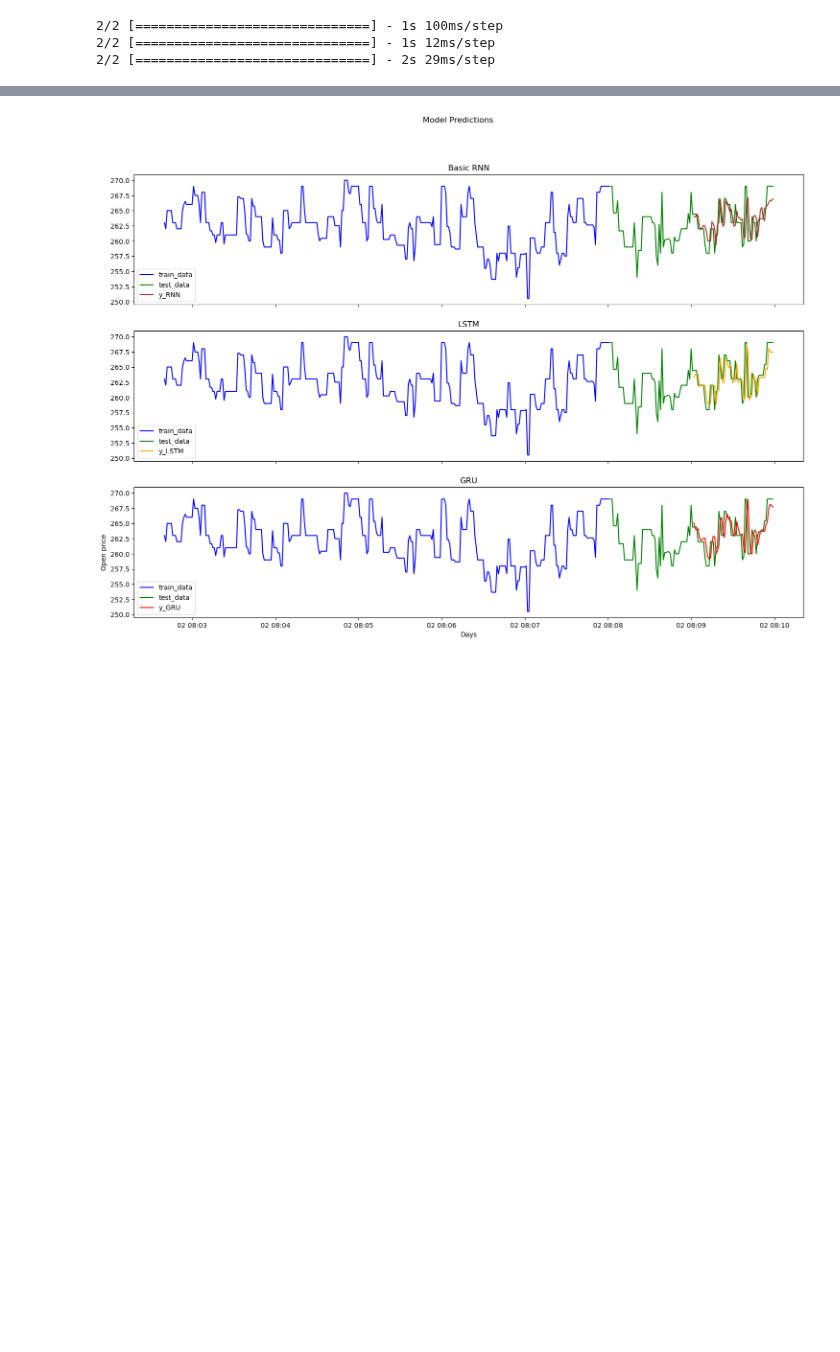
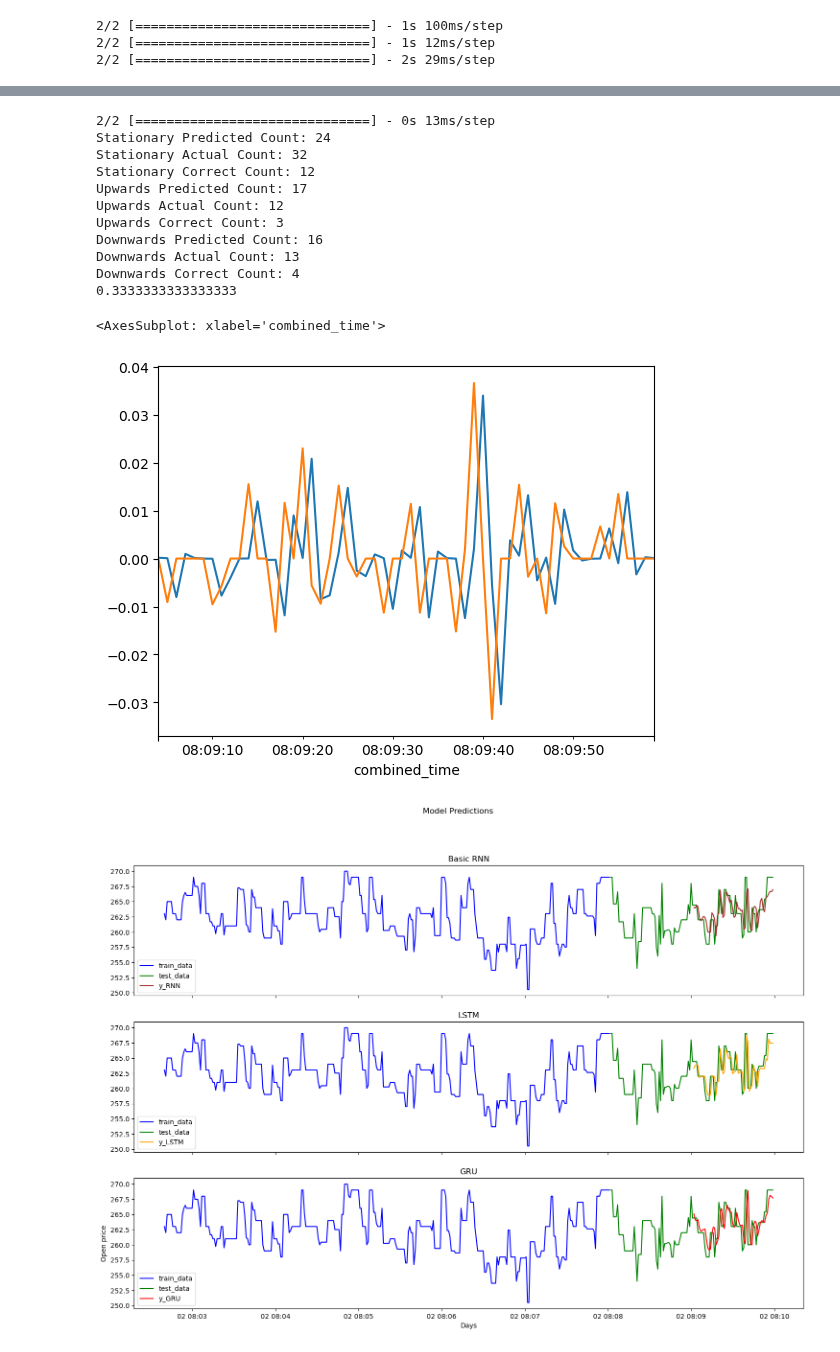
Before and after one commit to UoB-DSMP-2023-24/dsmp-2024-group-19, a Jupyter notebook: Forecasting/RNN LSTM Window Proof of Concept.ipynb, the cells around one changed output, grey strips where cells are left out. Cells and saved outputs as stored; diff of their text form; code cells hidden in the pictures; blank space fills up the shorter version.

```diff
--- a/Forecasting/RNN LSTM Window Proof of Concept.ipynb
+++ b/Forecasting/RNN LSTM Window Proof of Concept.ipynb
@@ -365,3 +469,55 @@ y_GRU_O = scaler.inverse_transform(y_GRU)
+# %%
+y_LSTM = regressorLSTM.predict(X_test)
+y_LSTM_O = scaler.inverse_transform(y_LSTM)
+
+tapes_price = test_data["Last Tapes Price"]
+actual_diff = tapes_price.pct_change().dropna()[window:]
+
+pred = pd.DataFrame(y_LSTM_O, index = test_data.index[window:], columns = ["Last Tapes Price"])
+diff = pred["Last Tapes Price"].pct_change().dropna()
+
+threshold = 0.001 # 0.1% trading fee threshold
+
+# check if both are over 1/100 of a % increase
+up_correct = (diff>threshold) & (actual_diff>threshold)
+down_correct = (diff<-threshold) & (actual_diff<-threshold)
+stationary_correct = ((diff<=threshold) & (diff>-threshold)) & ((actual_diff<=threshold) & (actual_diff>-threshold))
+
+print(f"Stationary Predicted Count: {sum((diff<=threshold) & (diff>-threshold))}")
+print(f"Stationary Actual Count: {sum(((actual_diff<=threshold) & (actual_diff>-threshold)))}")
+print(f"Stationary Correct Count: {sum(stationary_correct)}")
+
+#correct = diff_high*actual_diff > 0 # correct if direction is the same
+#print(f"Stationary Predicted Count: {sum(diff_high== 0)}")
+#print(f"Stationary Actual Count: {sum(actual_diff== 0)}")
+# must also check if both are zero
+#correct = correct | (diff_high == 0) & (actual_diff == 0)
+
+correct = up_correct | down_correct | stationary_correct
+print(f"Upwards Predicted Count: {sum(diff>threshold)}")
+print(f"Upwards Actual Count: {sum(actual_diff>threshold)}")
+print(f"Upwards Correct Count: {sum(up_correct)}")
+print(f"Downwards Predicted Count: {sum(diff<-threshold)}")
+print(f"Downwards Actual Count: {sum(actual_diff<-threshold)}")
+print(f"Downwards Correct Count: {sum(down_correct)}")
+print(correct.sum()/len(correct))
+
+diff[1:100].plot()
+actual_diff[1:100].plot()
+# %% [output]
+2/2 [==============================] - 0s 13ms/step
+Stationary Predicted Count: 24
+Stationary Actual Count: 32
+Stationary Correct Count: 12
+Upwards Predicted Count: 17
+Upwards Actual Count: 12
+Upwards Correct Count: 3
+Downwards Predicted Count: 16
+Downwards Actual Count: 13
+Downwards Correct Count: 4
+0.3333333333333333
+<AxesSubplot: xlabel='combined_time'>
+[figure, added]
 # %%
 
 fig, axs = plt.subplots(3,figsize =(18,12),sharex=True, sharey=True)
```
Also changed, not shown: parts of 5 cells of this notebook, 6 other files.
